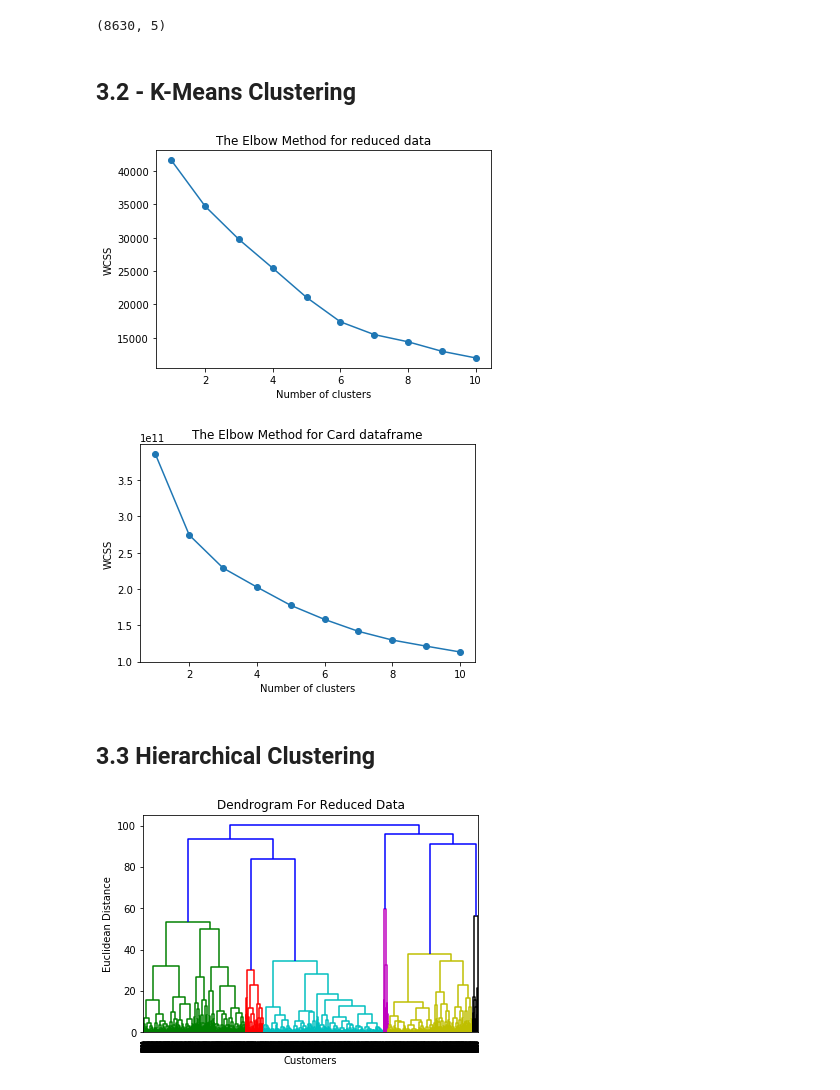
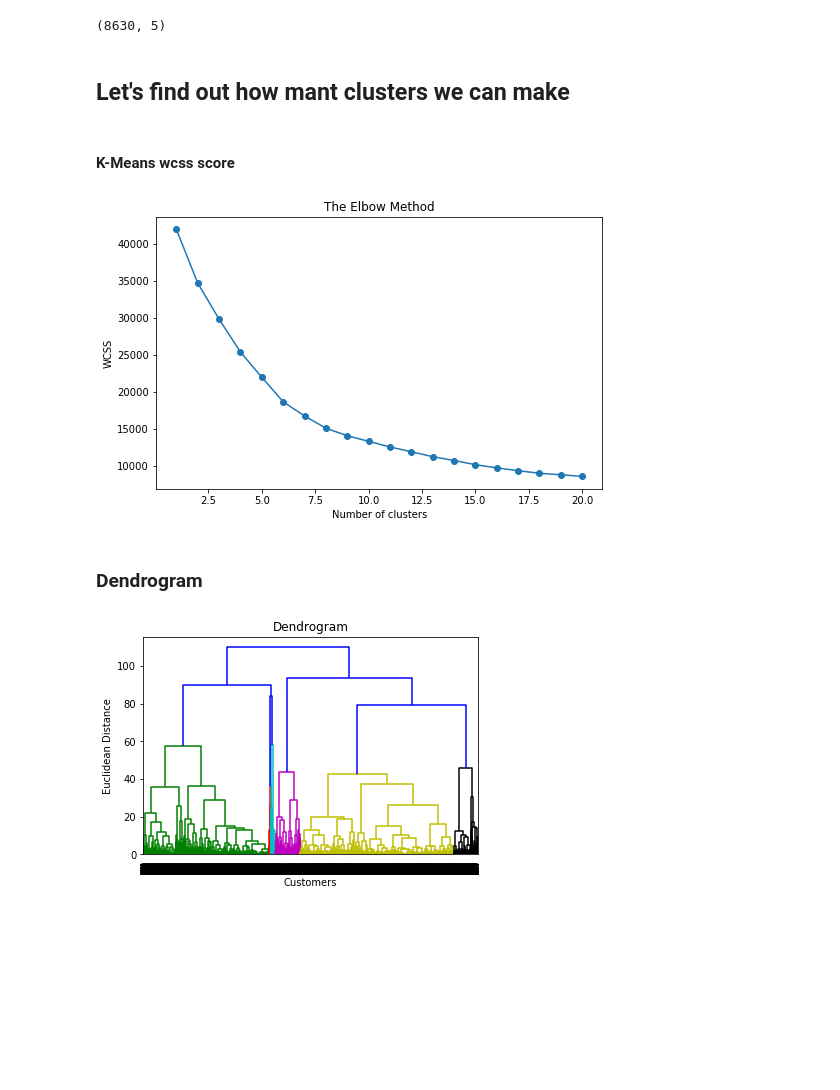
Before and after one commit to himesh2795/Credit-Card-Segmentation, a Jupyter notebook: Credit Card Segmentation.ipynb, the cells around one changed output. Saved outputs shown, nothing was run; the diff lists cells and outputs as text; code cells hidden in the pictures; blank space fills up the shorter version.

```diff
--- a/Credit Card Segmentation.ipynb
+++ b/Credit Card Segmentation.ipynb
@@ -378,0 +391,3 @@ card_df.drop('CUST_ID', axis=1,inplace=True)
+# %%
+card_df_norm = MinMaxScaler().fit_transform(card_df)
+pd.DataFrame(card_df_norm).head()
@@ -401,7 +423,7 @@ kmo_model
 # %%
 fa = FactorAnalyzer()
 fa.set_params(n_factors=25, rotation=None)
-fa.fit(card_df)
+fa.fit(card_df_norm)
 # Check Eigenvalues
 ev, v = fa.get_eigenvalues()
 ev
@@ -428,53 +451,41 @@ The scree plot method draws a straight line for each factor and its eigenvalues.
 Here, you can see only for 5-factors eigenvalues are greater than one. It means we need to choose only 5 factors (or unobserved variables).
 # %%
 sk_fa = FactorAnalysis(n_components=5, random_state=0)
-X_fa = sk_fa.fit_transform(card_df)
+X_fa = sk_fa.fit_transform(card_df_norm)
 # sk_fa.components_
 # %%
 X_fa.shape
 # sk_fa.components_.shape
 # %% [output]
 (8630, 5)
+# %% [markdown]
+## Let's find out how mant clusters we can make
 # %% [markdown]
-## 3.2 - K-Means Clustering
+#### K-Means wcss score
 # %%
-## Reduced data
-wcss = []
-for i in range(1,11):
+wcss = [] # Within cluster sum of squares
+num = 21
+for i in range(1,num):
     kmeans = KMeans(n_clusters=i)
     kmeans.fit(X_fa)
     wcss.append(kmeans.inertia_)
-
-plt.plot(range(1,11), wcss, marker="o")
-plt.title('The Elbow Method for reduced data')
+fig = plt.figure(figsize=(8,5))
+plt.plot(range(1,num), wcss, marker="o")
+plt.title('The Elbow Method')
 plt.xlabel('Number of clusters')
 plt.ylabel('WCSS')
+plt.savefig('images/Wcss.png')
 plt.show()
 # %% [output]
-[figure, old version]
+[figure, new version]
-# %%
-## card_df
-wcss = []
-for i in range(1,11):
-    kmeans = KMeans(n_clusters=i)
-    kmeans.fit(card_df)
-    wcss.append(kmeans.inertia_)
-
-plt.plot(range(1,11), wcss, marker="o")
-plt.title('The Elbow Method for Card dataframe')
-plt.xlabel('Number of clusters')
-plt.ylabel('WCSS')
-plt.show()
-# %% [output]
-[figure, removed]
-# %% [markdown]
-## 3.3 Hierarchical Clustering
+# %% [markdown]
+### Dendrogram
 # %%
-## Reduced data
 dendrogram = sch.dendrogram(sch.linkage(X_fa, method='ward'))
-plt.title('Dendrogram For Reduced Data')
+plt.title('Dendrogram')
 plt.xlabel('Customers')
 plt.ylabel('Euclidean Distance')
+plt.savefig('images/Dendrogram.png')
 plt.show()
 # %% [output]
-[figure, old version]
+[figure, new version]
```
Also changed, not shown: parts of 24 cells of this notebook.
